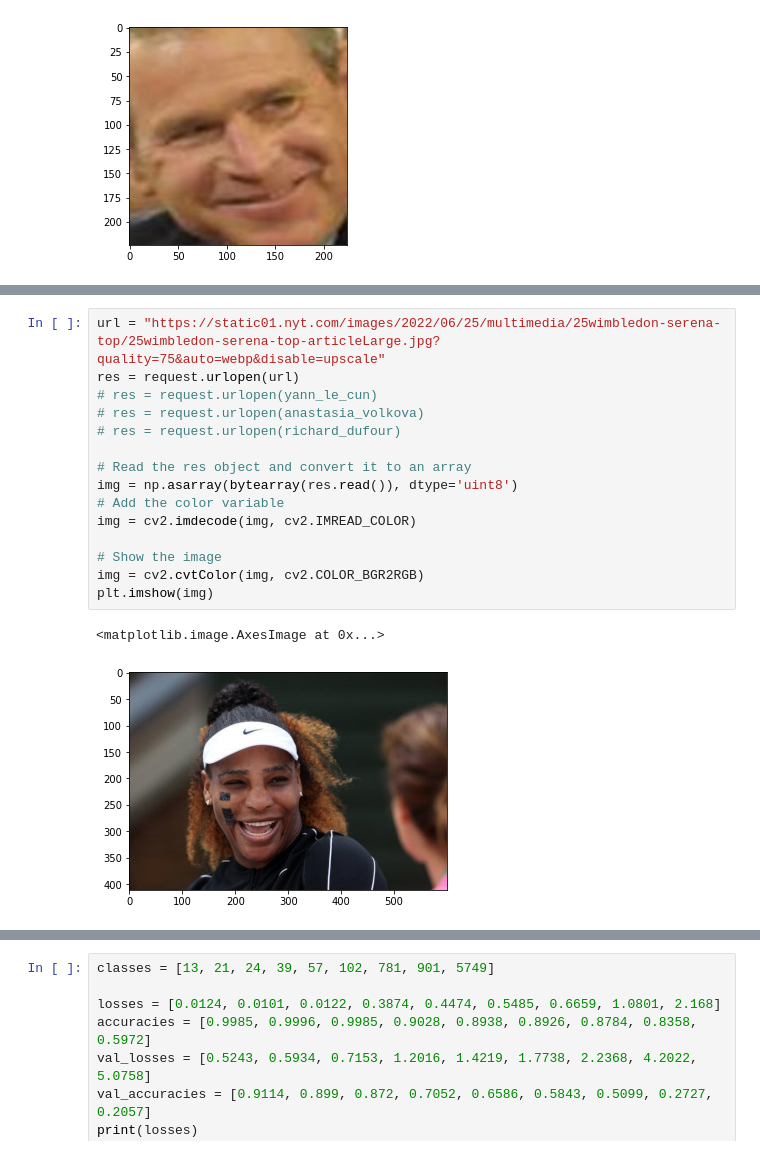
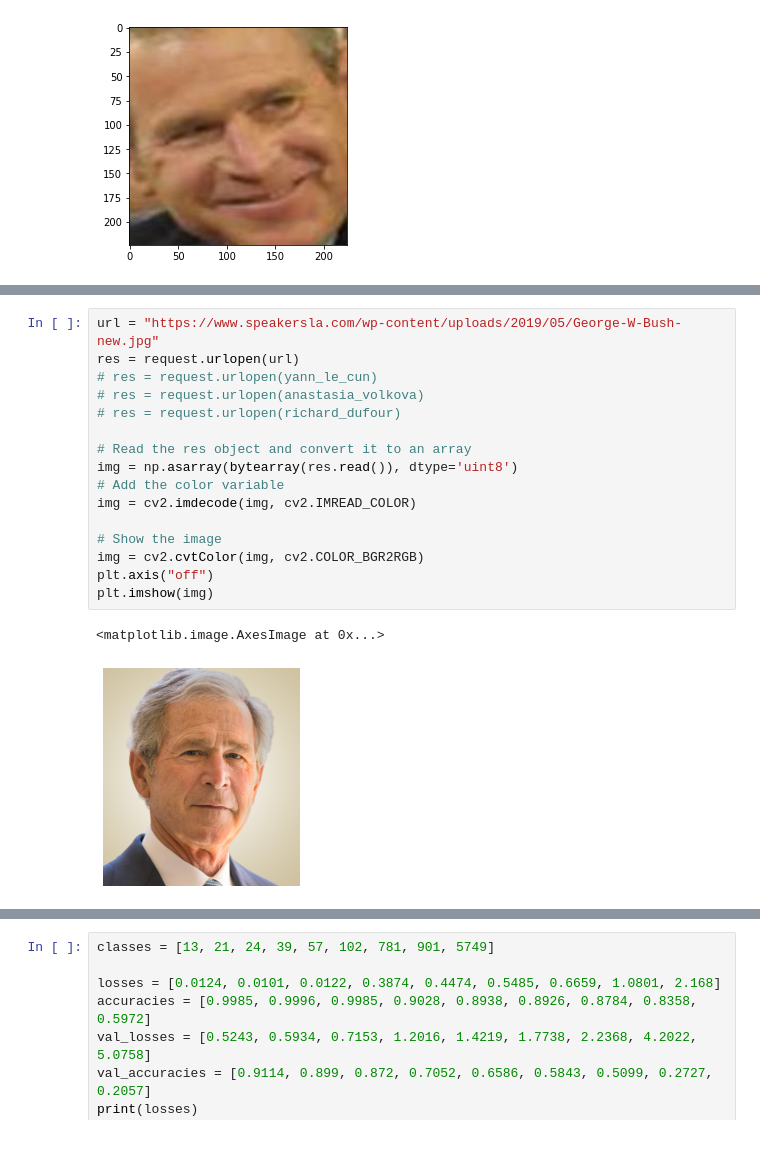
Before and after one commit to NankoCS/CelebRecognition, a Jupyter notebook: application.ipynb, the cells around one changed output, grey strips where cells are left out. Drawn from its saved outputs; the diff is of its cells as text.

```diff
--- a/application.ipynb
+++ b/application.ipynb
@@ -103,21 +136,22 @@ Prediction:  George_W_Bush
 # %%
-url = "https://static01.nyt.com/images/2022/06/25/multimedia/25wimbledon-serena-top/25wimbledon-serena-top-articleLarge.jpg?quality=75&auto=webp&disable=upscale"
+url = "https://www.speakersla.com/wp-content/uploads/2019/05/George-W-Bush-new.jpg"
 res = request.urlopen(url)
 # res = request.urlopen(yann_le_cun)
 # res = request.urlopen(anastasia_volkova)
 # res = request.urlopen(richard_dufour)
 
 # Read the res object and convert it to an array
 img = np.asarray(bytearray(res.read()), dtype='uint8')
 # Add the color variable
 img = cv2.imdecode(img, cv2.IMREAD_COLOR)
 
 # Show the image
 img = cv2.cvtColor(img, cv2.COLOR_BGR2RGB)
+plt.axis("off")
 plt.imshow(img)
 # %% [output]
 <matplotlib.image.AxesImage at 0x...>
-[figure, old version]
+[figure, new version]
 # %%
 import PIL
 # github source: https://github.com/ipazc/mtcnn
```
Also changed, not shown: parts of 8 cells of this notebook.
